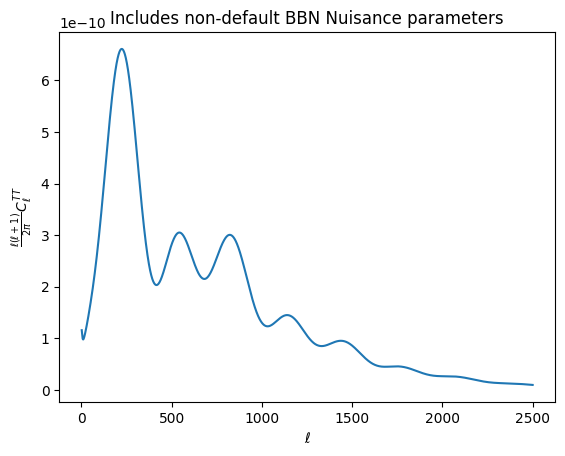
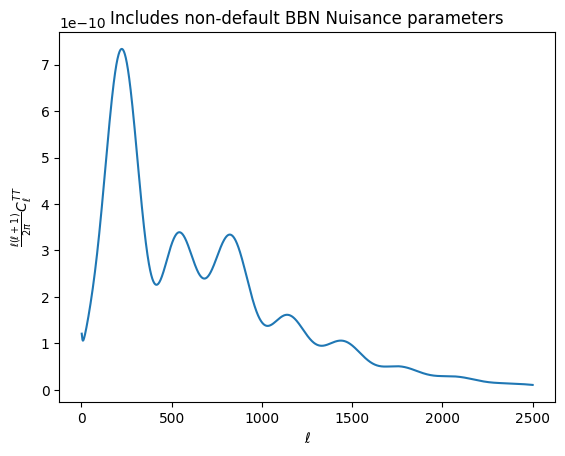
The change to this notebook cell's code, shown as a diff; its figure went from the first image to the second:
--- before
+++ after
@@ -1,3 +1,3 @@
-plt.plot(ells, ABC_tt,label=r'$C_{\ell}^{TT}$')
+plt.plot(l, ABC_tt,label=r'$C_{\ell}^{TT}$')
 plt.xlabel(r'$\ell$')
 plt.ylabel(r'$\frac{\ell(\ell + 1)}{2\pi} C_{\ell}^{TT}$')

Commit: Update notebooks